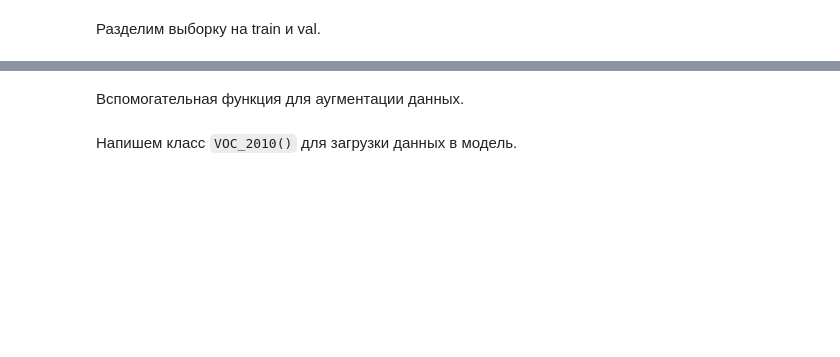
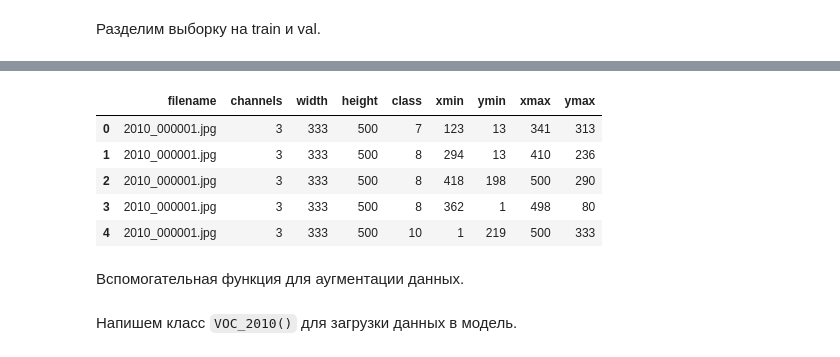
Before and after one commit to brovkin-vn/0058_DS, a Jupyter notebook: cv-10/Модуль_12_fasterRCNN.ipynb, the cells around one changed output, grey strips where cells are left out. Drawn from its saved outputs; the diff is of its cells as text; code cells hidden in the pictures; blank space fills up the shorter version.

```diff
--- a/cv-10/Модуль_12_fasterRCNN.ipynb
+++ b/cv-10/Модуль_12_fasterRCNN.ipynb
@@ -138,6 +172,15 @@ print(f'# val изображений {len(val_ids)}')
 # %%
 train_df = xml_df[xml_df['filename'].isin(train_ids)]
 val_df = xml_df[xml_df['filename'].isin(val_ids)]
+# %%
+train_df[:5]
+# %% [output]
+|  | filename | channels | width | height | class | xmin | ymin | xmax | ymax |
+| 0 | 2010_000001.jpg | 3 | 333 | 500 | 7 | 123 | 13 | 341 | 313 |
+| 1 | 2010_000001.jpg | 3 | 333 | 500 | 8 | 294 | 13 | 410 | 236 |
+| 2 | 2010_000001.jpg | 3 | 333 | 500 | 8 | 418 | 198 | 500 | 290 |
+| 3 | 2010_000001.jpg | 3 | 333 | 500 | 8 | 362 | 1 | 498 | 80 |
+| 4 | 2010_000001.jpg | 3 | 333 | 500 | 10 | 1 | 219 | 500 | 333 |
 # %% [markdown]
 Вспомогательная функция для аугментации данных.
 # %%
```
Also changed, not shown: parts of 13 cells of this notebook, 2 other files.
